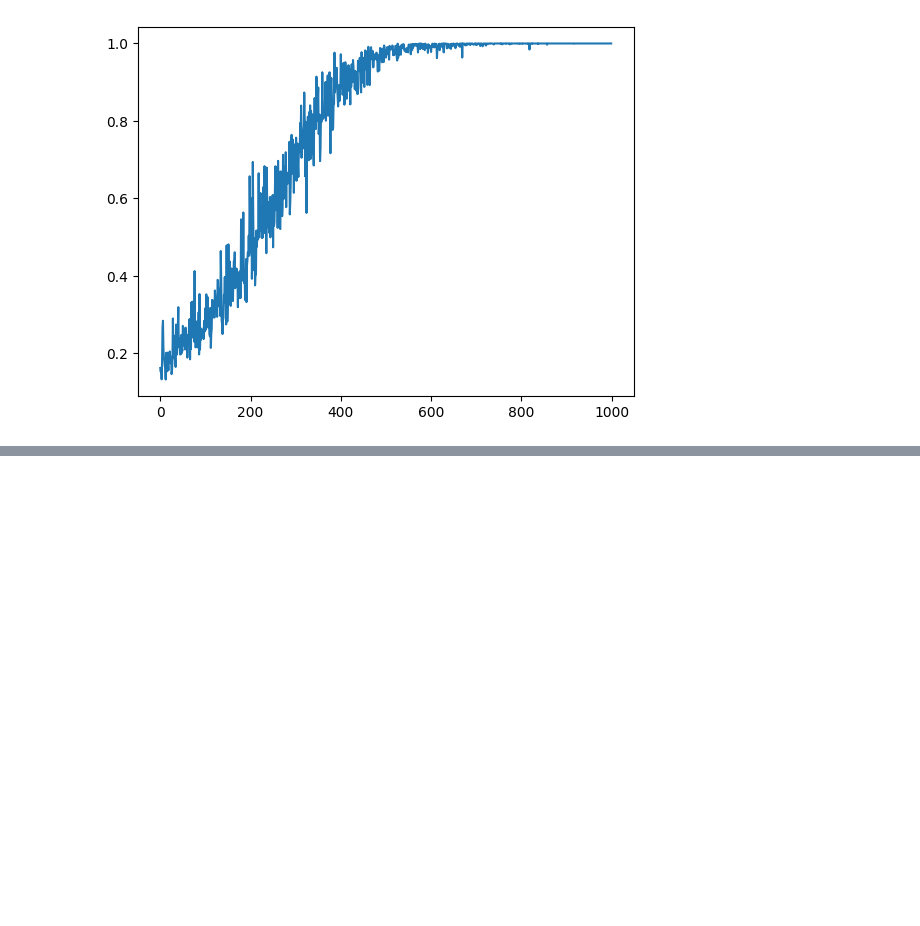
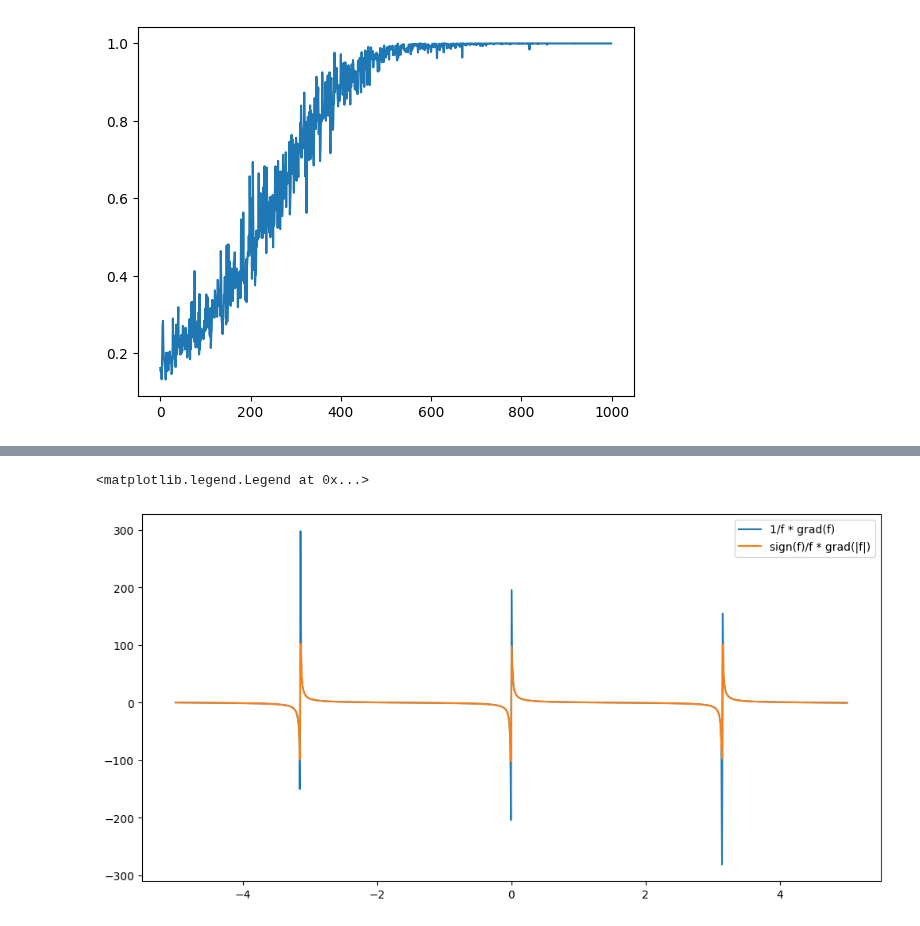
Before and after one commit to Daniel-Haas-B/NeuralQuantumState, a Jupyter notebook: misc.ipynb, the cells around one changed output, grey strips where cells are left out. Drawn from its saved outputs; the diff is of its cells as text; code cells hidden in the pictures; blank space fills up the shorter version.

```diff
--- a/misc.ipynb
+++ b/misc.ipynb
@@ -53,0 +238,33 @@ plt.plot(avg_data)
+# %%
+# question: is 1/f grad f the same as sign(f)/f grad(abs(f))?
+
+import numpy as np
+import matplotlib.pyplot as plt
+
+# Generate x values
+x = np.linspace(-5, 5, 1000)
+f = np.sin(x)
+
+# Compute the gradient of the function
+grad_f = np.gradient(f, x)
+
+# Compute the gradient of the absolute value of the function
+grad_abs_f = np.gradient(np.abs(f), x)
+epsilon = 1e-4
+one_over_f_grad_f = (1 / (f + epsilon)) * grad_f
+one_over_f_grad_abs_f = (np.sign(f) / (f + epsilon)) * grad_abs_f
+
+plt.figure(figsize=(12, 6))
+plt.plot(x, one_over_f_grad_f, label="1/f * grad(f)")
+plt.plot(x, one_over_f_grad_abs_f, label="sign(f)/f * grad(|f|)")
+
+# points where sin(x) = 0
+zero_points = np.where(f == 0)[0]
+# plt them as vertical lines
+for point in zero_points:
+    plt.axvline(x[point], color='r', linestyle='--', alpha=0.5)
+
+plt.legend()
+# %% [output]
+<matplotlib.legend.Legend at 0x...>
+[figure, added]
```
Also changed, not shown: parts of 10 cells of this notebook, 6 other files.
